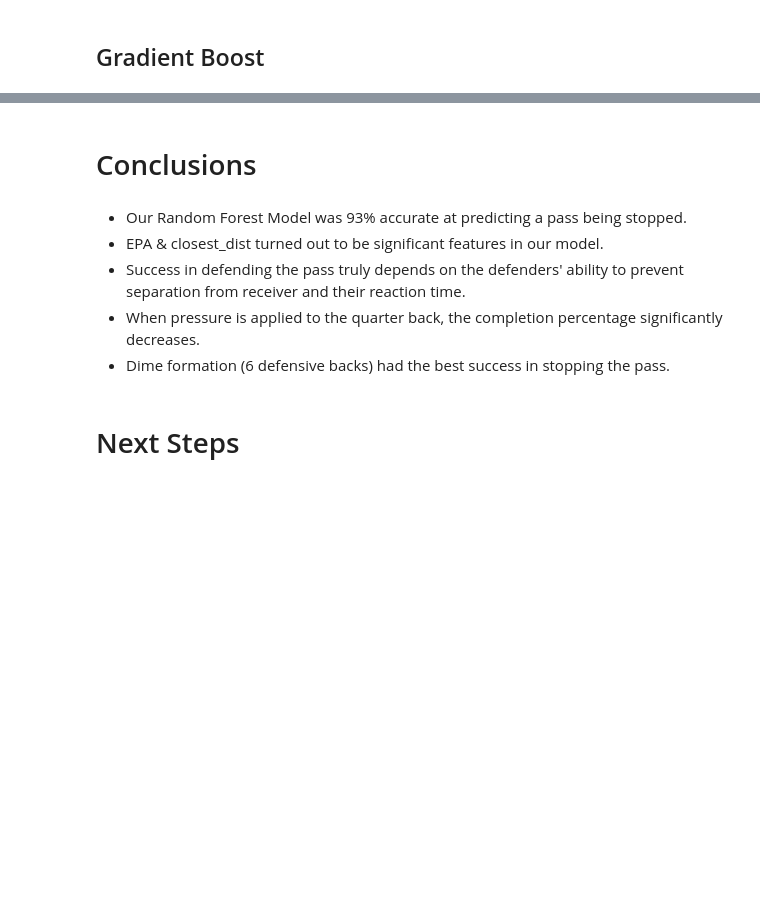
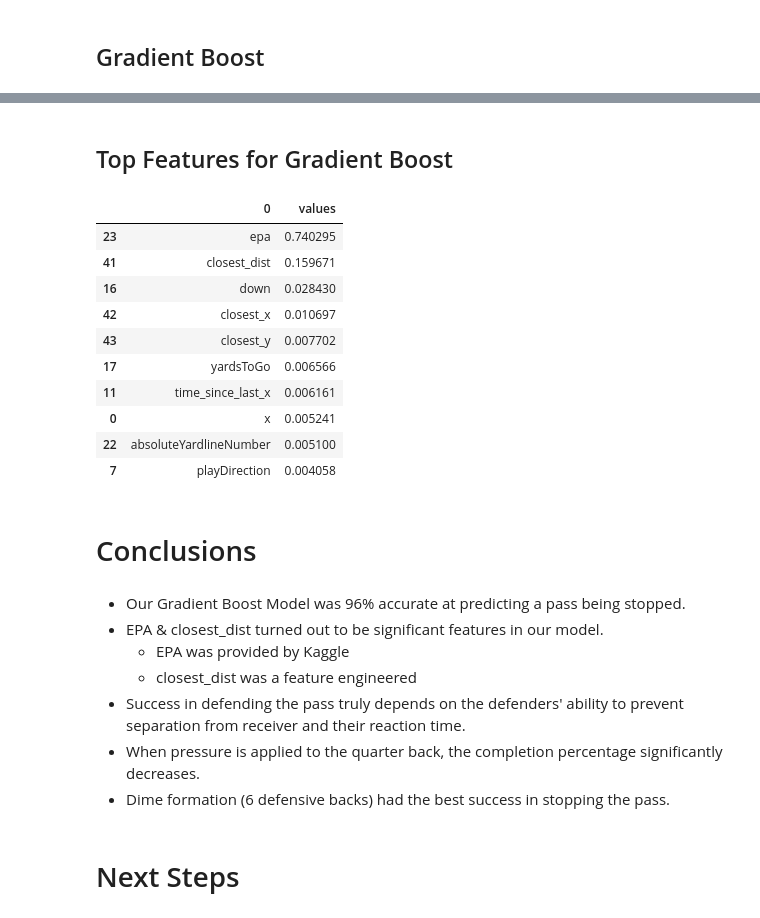
Before and after one commit to Fourth-and-Four/NFL-Big-Data-Bowl-2021, a Jupyter notebook: main_notebook_gradient_boost.ipynb, the cells around one changed output, grey strips where cells are left out. Cells and saved outputs as stored; diff of their text form; code cells hidden in the pictures; blank space fills up the shorter version.

```diff
--- a/main_notebook_gradient_boost.ipynb
+++ b/main_notebook_gradient_boost.ipynb
@@ -606,4 +578,0 @@ plt.show()
-# %%
-ml2 = GridSearchCV(GradientBoostingClassifier(), boost_params, cv=5)
-ml2.fit(X_train_scaled2, y_train)
-print(ml2.score(X_train_scaled2, y_train))
@@ -669,6 +614,0 @@ report
-# %%
-svm = SVC(probability = True, random_state = 123)
-svm.fit(X_train, y_train)
-y_pred = svm.predict(X_train)
-y_pred_proba = svm.predict_proba(X_train)
-y_pred_proba[0:10]
@@ -823,8 +795,31 @@ class_report
+# %% [markdown]
+## Top Features for Gradient Boost
+# %%
+#obtaining names of features
+top_feature = pd.DataFrame(X_train_scaled.columns)
+#adding importance measure of values
+top_feature['values'] = search.best_estimator_.feature_importances_
+#finding top 10 features
+top_feature.sort_values('values', ascending = False).head(10)
+# %% [output]
+|  | 0 | values |
+| 23 | epa | 0.740295 |
+| 41 | closest_dist | 0.159671 |
+| 16 | down | 0.028430 |
+| 42 | closest_x | 0.010697 |
+| 43 | closest_y | 0.007702 |
+| 17 | yardsToGo | 0.006566 |
+| 11 | time_since_last_x | 0.006161 |
+| 0 | x | 0.005241 |
+| 22 | absoluteYardlineNumber | 0.005100 |
+| 7 | playDirection | 0.004058 |
 # %% [markdown]
 # Conclusions
 # %% [markdown]
-- Our Random Forest Model was 93% accurate at predicting a pass being stopped.
+- Our Gradient Boost Model was 96% accurate at predicting a pass being stopped.
 - EPA & closest_dist turned out to be significant features in our model.
+    - EPA was provided by Kaggle
+    - closest_dist was a feature engineered
 - Success in defending the pass truly depends on the defenders' ability to prevent separation from receiver and their reaction time.
 - When pressure is applied to the quarter back, the completion percentage significantly decreases.
 - Dime formation (6 defensive backs) had the best success in stopping the pass.
```
Also changed, not shown: parts of 62 cells of this notebook.
